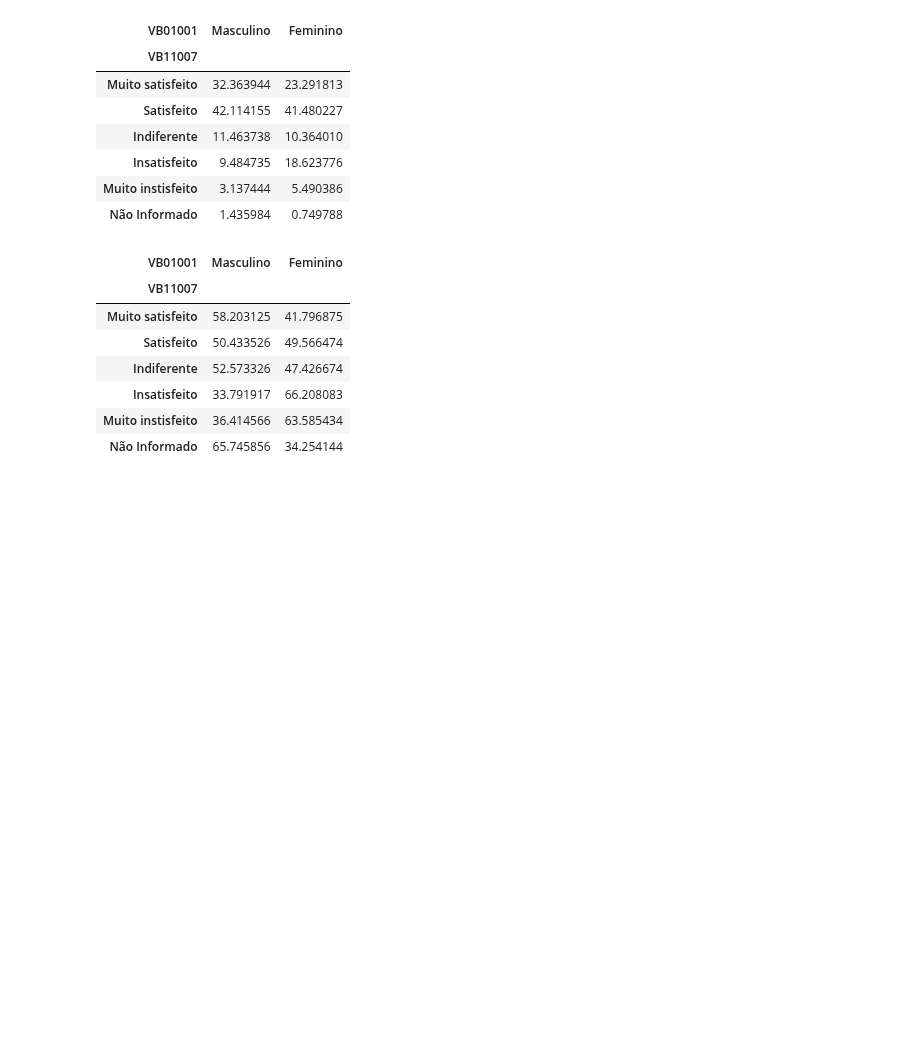
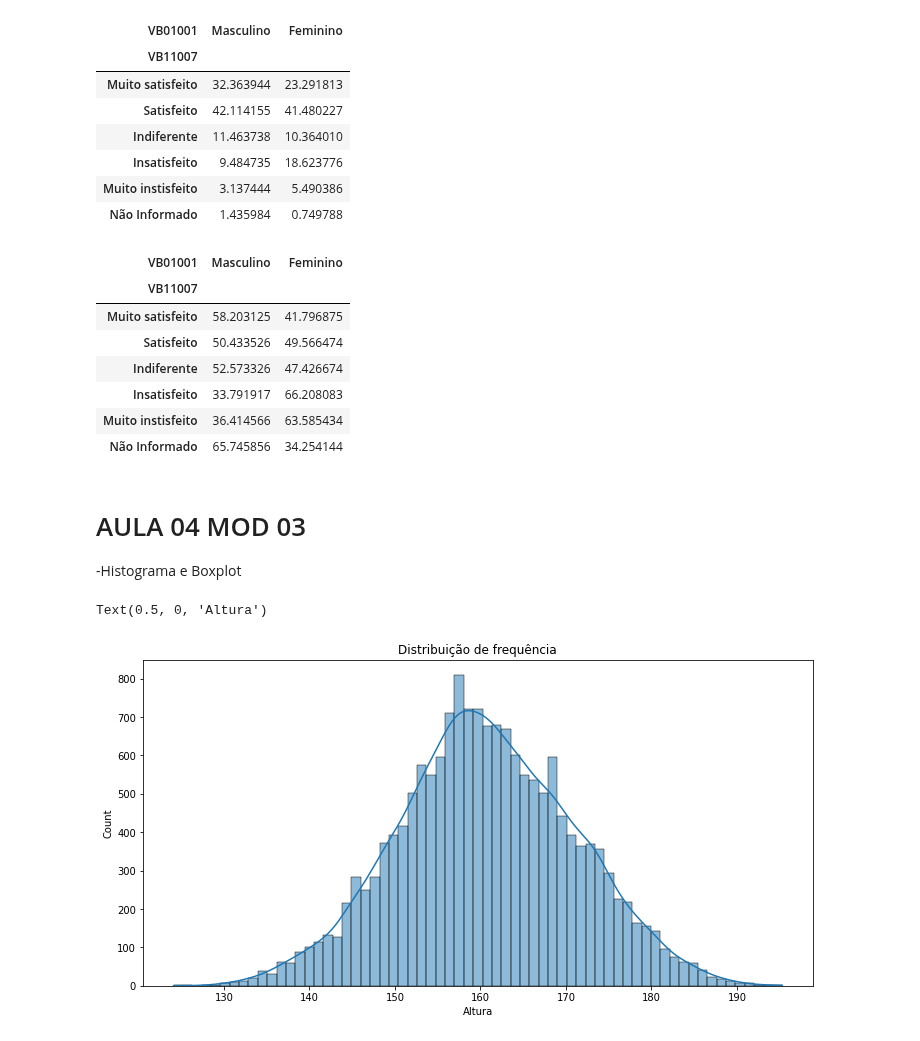
Before and after one commit to GuilhermeRuy97/BootcampDataScience, a Jupyter notebook: modulo_3_bootcamp_Data_Science.ipynb, the cells around one changed output. Saved outputs shown, nothing was run; the diff lists cells and outputs as text; code cells hidden in the pictures; blank space fills up the shorter version.

```diff
--- a/modulo_3_bootcamp_Data_Science.ipynb
+++ b/modulo_3_bootcamp_Data_Science.ipynb
@@ -402,3 +402,24 @@ frequencia_cruzada
 | Insatisfeito | 33.791917 | 66.208083 |
 | Muito instisfeito | 36.414566 | 63.585434 |
 | Não Informado | 65.745856 | 34.254144 |
+# %% [markdown]
+# AULA 04 MOD 03
+-Histograma e Boxplot
+# %%
+import seaborn as sns
+
+#começando a criar o histograma
+#Mudando o tamanho com figure_se_size_inches()
+#Mudamos o titulo com set_title()
+#Passamos a label que queremos para o eixo X com set_xlabel()
+#Podemos "dividir as caixinhas" como bins (com bins = 15, dividimos o intervalo em 15 classes diferentes)
+#Criamos uma curva para acompanhar o gráfico com o parâmertro kde
+
+ax = sns.histplot(x = "VB17004", data = dados, kde = True)
+#ax = sns.histplot(x = "VB17004", data = dados, bins = 15, kde = True)
+ax.figure.set_size_inches(12, 6)
+ax.set_title("Distribuição de frequência")
+ax.set_xlabel("Altura")
+# %% [output]
+Text(0.5, 0, 'Altura')
+[figure, added]
```
Also changed, not shown: parts of 3 cells of this notebook.
